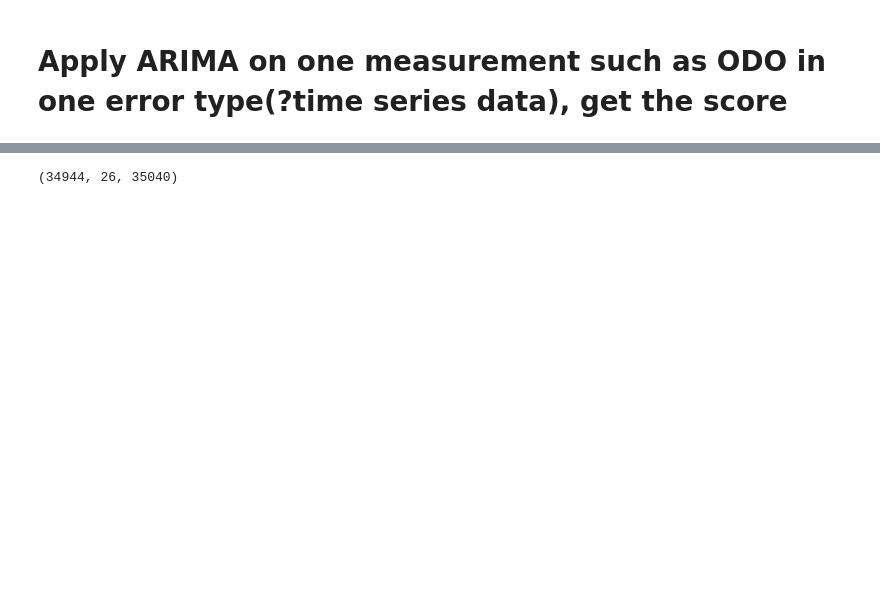
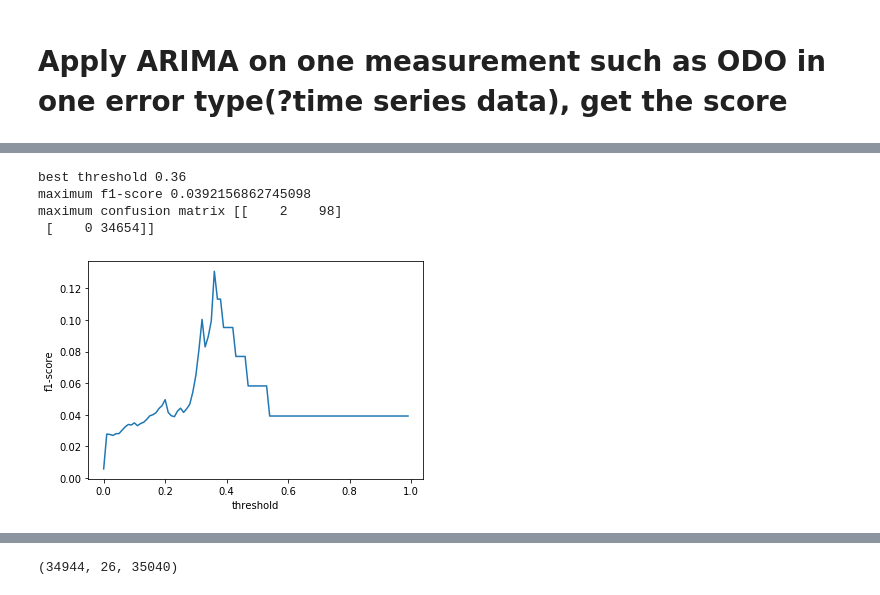
Before and after one commit to HelenGuohx/waterSensor, a Jupyter notebook: ARIMA.ipynb, the cells around one changed output, grey strips where cells are left out. Cells and saved outputs as stored; diff of their text form; code cells hidden in the pictures; blank space fills up the shorter version.

```diff
--- a/ARIMA.ipynb
+++ b/ARIMA.ipynb
@@ -53,0 +140,4 @@ s_join.head()
+# %%
+# remove nan of odo raw values
+s_join_clean = s_join[s_join["ODO_raw"].notnull()]
+s_join_clean["resids"] = np.abs(s_join_clean["ODO_raw"] - s_join_clean["ODO"])
@@ -53,0 +165,22 @@ s_join.head()
+# %%
+def random_threshold(labels_true, y_pred, threshold=None):
+    ths = np.arange(0,1,0.01)
+    fscores = []
+    for th in ths:
+        labels_pred = [0 if r < th else 1 for r in y_pred]
+
+        f1 = metrics.f1_score(labels_true, labels_pred)
+        fscores.append(f1)
+
+    sns.lineplot(ths, fscores)
+    plt.xlabel("threshold")
+    plt.ylabel("f1-score")
+
+    if not threshold:
+        threshold = ths[np.argmax(fscores)]
+    labels_pred = [0 if r < th else 1 for r in y_pred]
+    f1 = metrics.f1_score(labels_true, labels_pred)
+    cm = metrics.confusion_matrix(labels_true, labels_pred , labels=[1,0])
+    print("best threshold", threshold)
+    print("maximum f1-score", f1)
+    print("maximum confusion matrix", cm)
@@ -53,0 +217,10 @@ s_join.head()
+# %%
+# set threshold by residuals between raw data and corrected data
+labels = [ 0 if pd.isnull(s) else 1 for s in s_join_clean["QualifierCode"]]
+random_threshold(labels, s_join_clean["resids"])
+# %% [output]
+best threshold 0.36
+maximum f1-score 0.0392156862745098
+maximum confusion matrix [[    2    98]
+ [    0 34654]]
+[figure, added]
```
Also changed, not shown: parts of 34 cells of this notebook, 8 other files.
